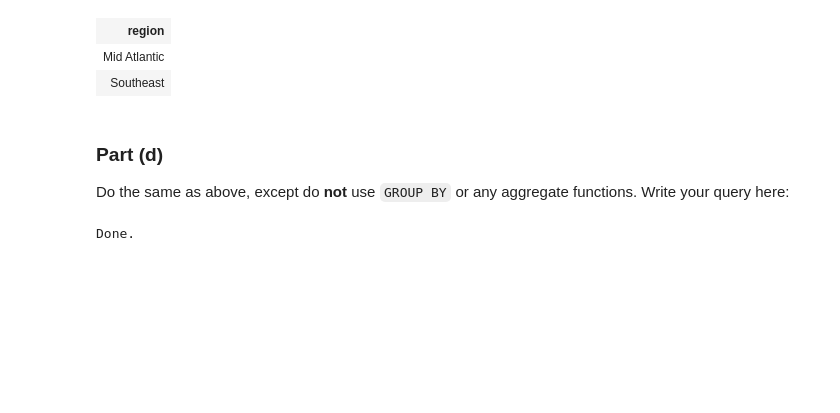
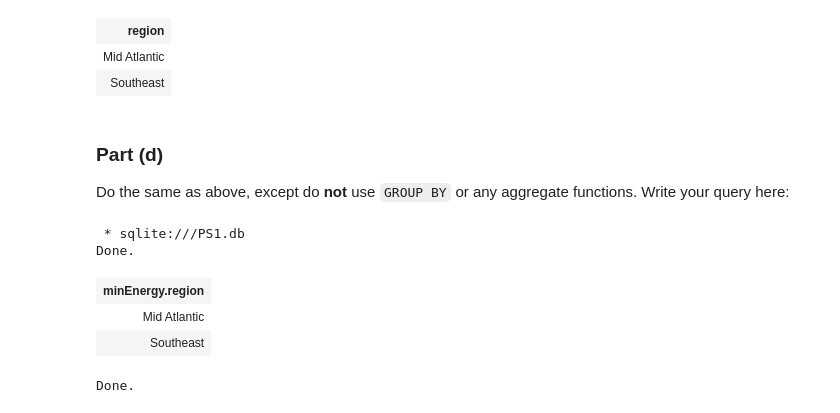
Before and after one commit to YHGui/cs145-notebooks-2016, a Jupyter notebook: PS1/PS1.ipynb, the cells around one changed output. Drawn from its saved outputs; the diff is of its cells as text; code cells hidden in the pictures; blank space fills up the shorter version.

```diff
--- a/PS1/PS1.ipynb
+++ b/PS1/PS1.ipynb
@@ -389,6 +438,35 @@ Done.
 ### Part (d)
 
 Do the same as above, except do **not** use `GROUP BY` or any aggregate functions.  Write your query here:
+# %%
+%%sql
+select minEnergy.region
+from
+( select e1.region, e1.state, e1.nuclear
+from energy as e1
+where e1.nuclear not in
+( select e1.nuclear
+  from energy as e2
+  where e1.nuclear < e2.nuclear
+)
+order by region
+) as maxEnergy,
+( select e1.region, e1.state, e1.nuclear
+from energy as e1
+where e1.nuclear not in
+( select e1.nuclear
+  from energy as e2
+  where e1.nuclear > e2.nuclear and e1.region = e2.region and e2.nuclear > 0
+) and e1.nuclear <> 0
+order by region
+ ) as minEnergy
+where minEnergy.nuclear > 0.1 * maxEnergy.nuclear
+# %% [output]
+ * sqlite:///PS1.db
+Done.
+| minEnergy.region |
+| Mid Atlantic |
+| Southeast |
 # %%
 """
 Expected output below- don't re-evaluate this cell!
```
Also changed, not shown: parts of 8 cells of this notebook, 1 other file.
